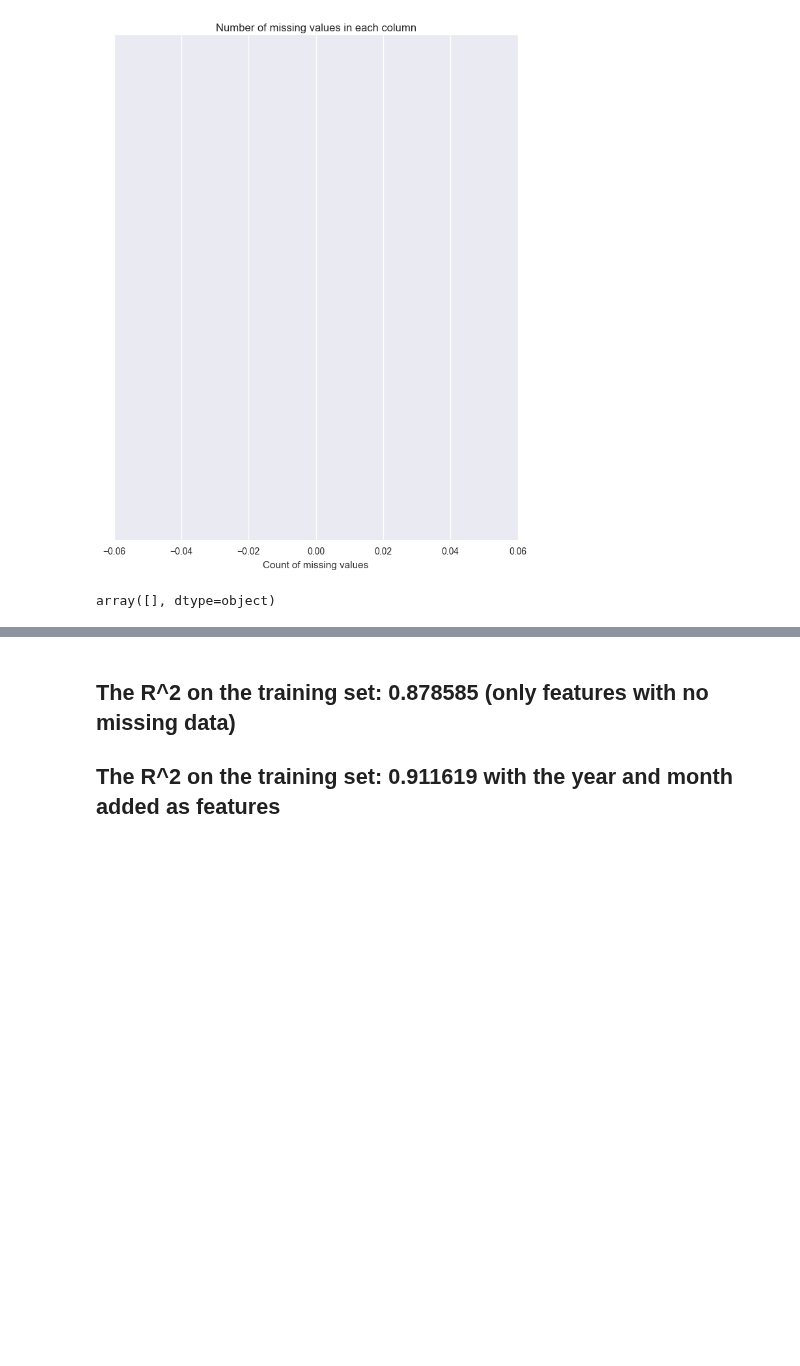
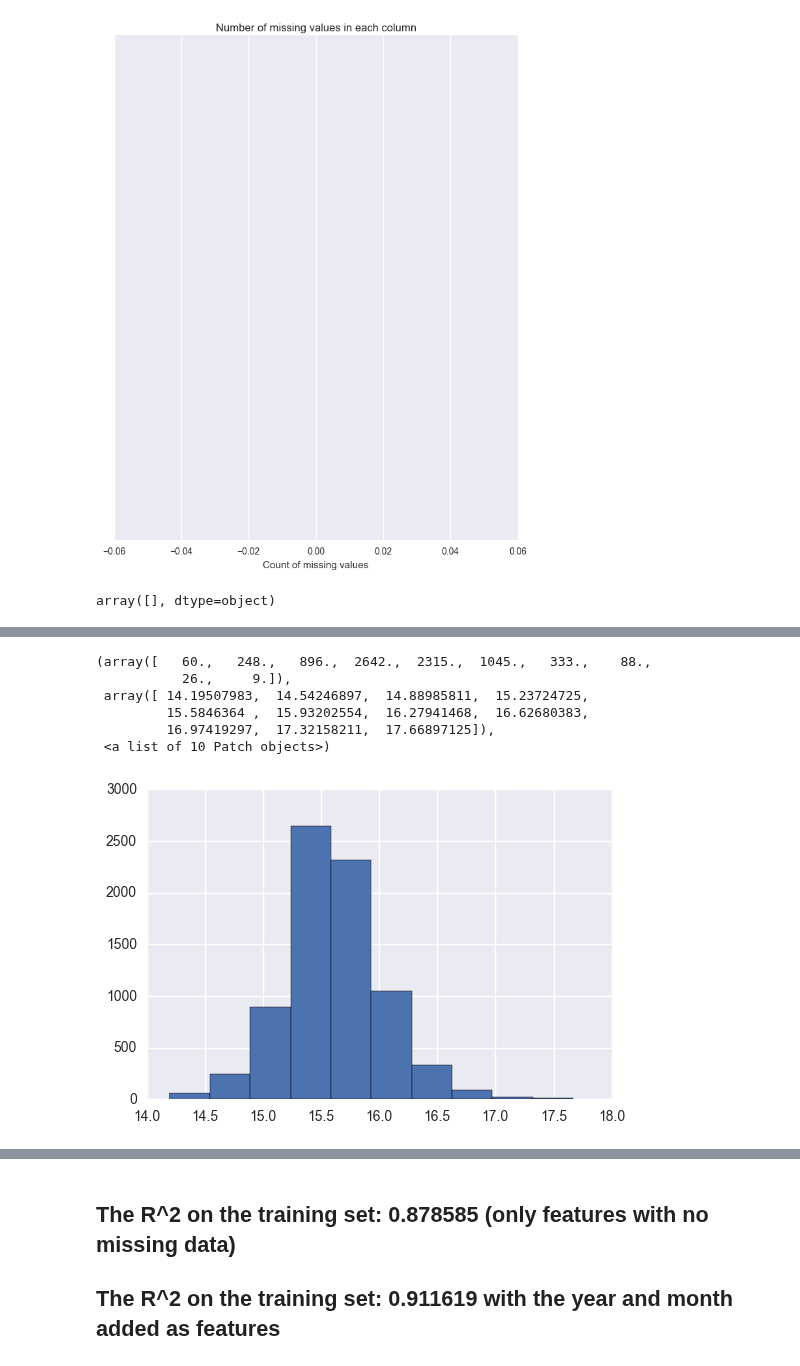
Before and after one commit to nycdatasci/bootcamp009_project, a Jupyter notebook: Project3-MachineLearning/chase_brandy_grant/Grant/Modeling_Russian_Housing.ipynb, the cells around one changed output, grey strips where cells are left out. Drawn from its saved outputs; the diff is of its cells as text; code cells hidden in the pictures; blank space fills up the shorter version.

```diff
--- a/Project3-MachineLearning/chase_brandy_grant/Grant/Modeling_Russian_Housing.ipynb
+++ b/Project3-MachineLearning/chase_brandy_grant/Grant/Modeling_Russian_Housing.ipynb
@@ -186,3 +332,13 @@ array([ 15.61170286,  16.0742473 ,  15.57420768, ...,  15.38751036,
+# %%
+plt.hist(log_y_test)
+# %% [output]
+(array([   60.,   248.,   896.,  2642.,  2315.,  1045.,   333.,    88.,
+           26.,     9.]),
+ array([ 14.19507983,  14.54246897,  14.88985811,  15.23724725,
+         15.5846364 ,  15.93202554,  16.27941468,  16.62680383,
+         16.97419297,  17.32158211,  17.66897125]),
+ <a list of 10 Patch objects>)
+[figure, added]
 # %%
 print("The R^2 on the training set:  {:.6f}".format(forest.score(X_train, Y_train)))
 # %% [output]
```
Also changed, not shown: parts of 49 cells of this notebook, 3 other files.
